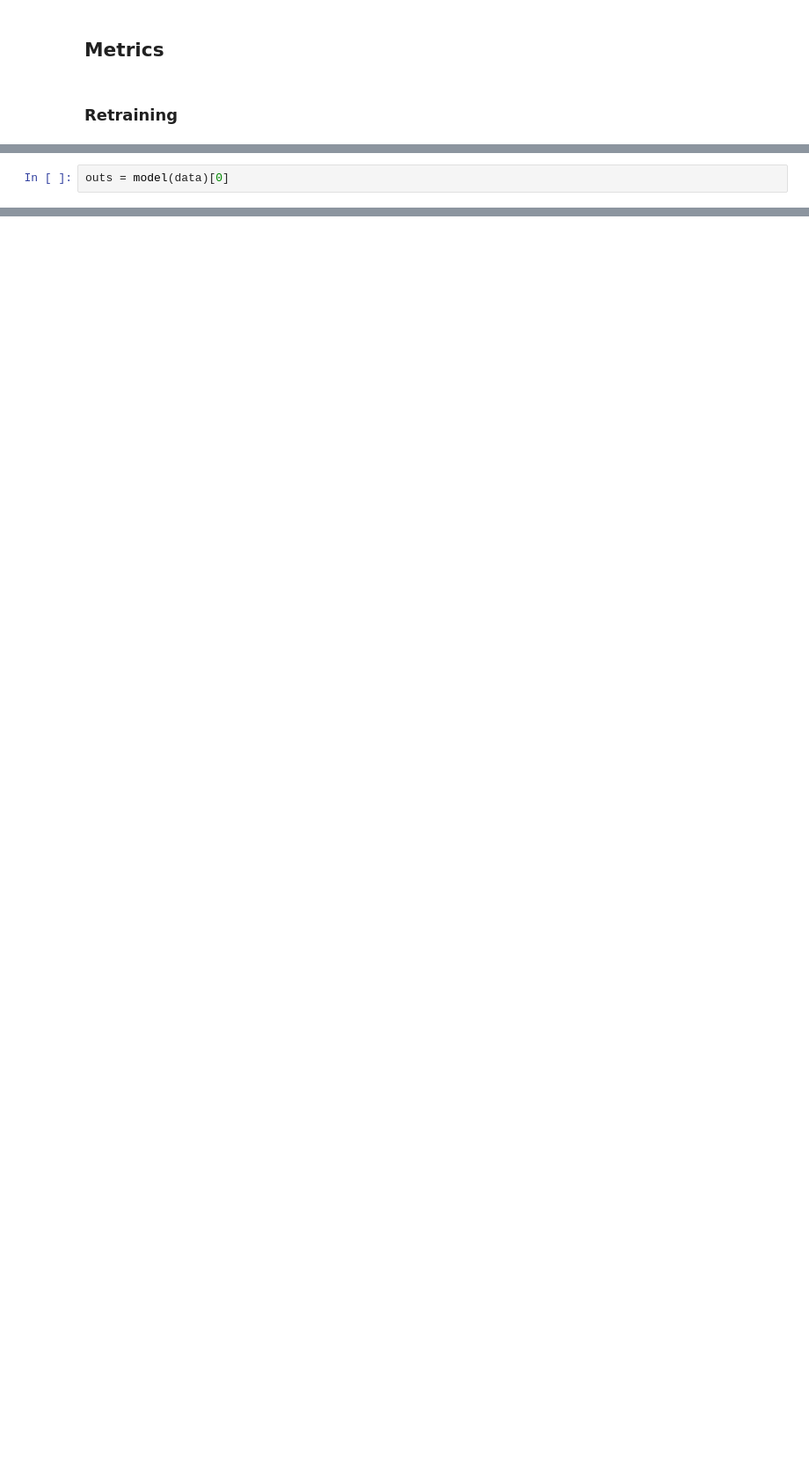
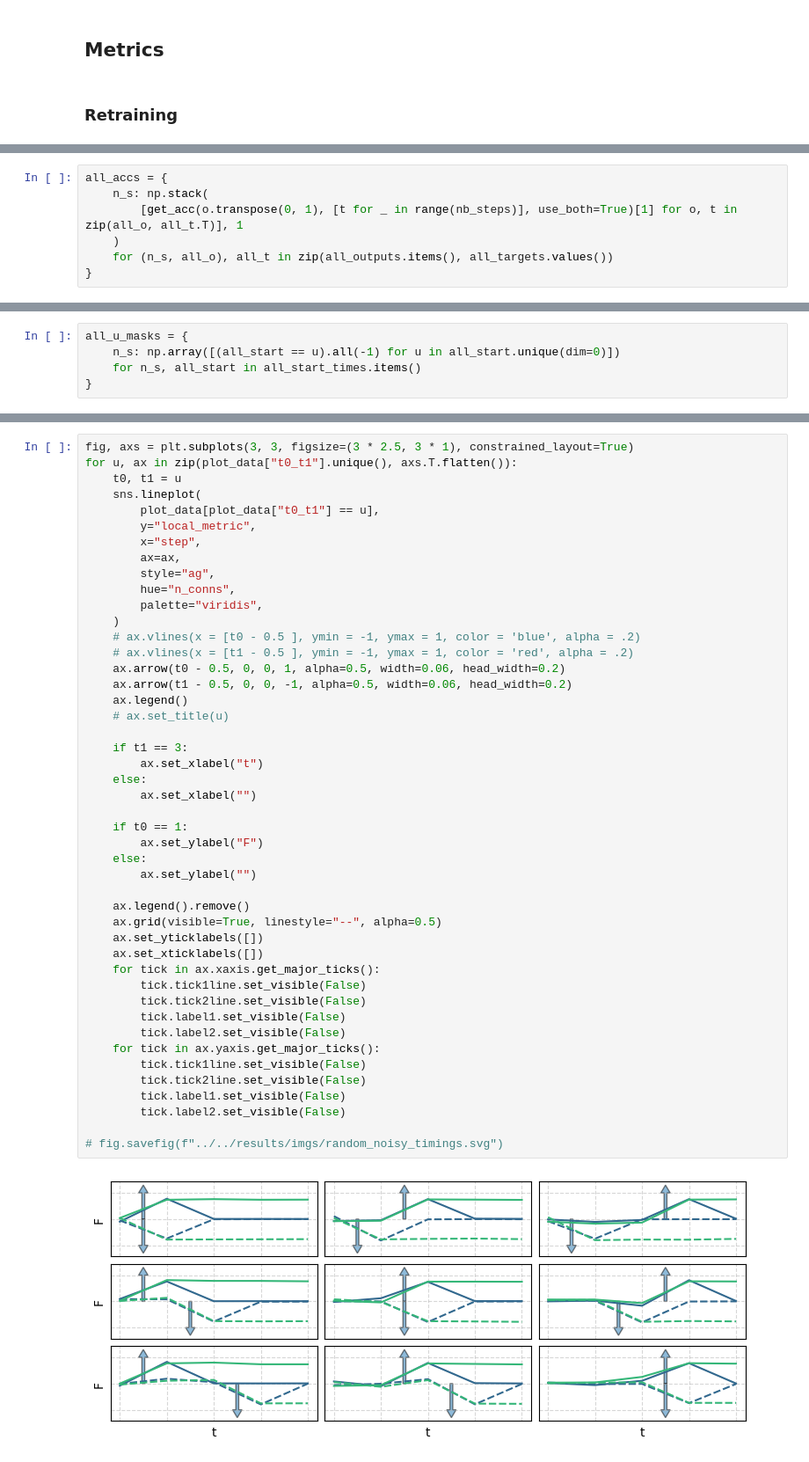
Before and after one commit to GabrielBena/specialization-dynamics, a Jupyter notebook: scripts/simple_code.ipynb, the cells around one changed output, grey strips where cells are left out. Shown at 88% size. Drawn from its saved outputs; the diff is of its cells as text; blank space fills up the shorter version.

```diff
--- a/scripts/simple_code.ipynb
+++ b/scripts/simple_code.ipynb
@@ -320,2 +449,0 @@ reccursive_forward(torch.rand(512, 100), multi_r)
-# %%
-outs = model(data)[0]
@@ -325,0 +569,7 @@ outs = model(data)[0]
+# %%
+all_accs = {
+    n_s: np.stack(
+        [get_acc(o.transpose(0, 1), [t for _ in range(nb_steps)], use_both=True)[1] for o, t in zip(all_o, all_t.T)], 1
+    )
+    for (n_s, all_o), all_t in zip(all_outputs.items(), all_targets.values())
+}
@@ -325,0 +580,5 @@ outs = model(data)[0]
+# %%
+all_u_masks = {
+    n_s: np.array([(all_start == u).all(-1) for u in all_start.unique(dim=0)])
+    for n_s, all_start in all_start_times.items()
+}
@@ -325,0 +636,48 @@ outs = model(data)[0]
+# %%
+fig, axs = plt.subplots(3, 3, figsize=(3 * 2.5, 3 * 1), constrained_layout=True)
+for u, ax in zip(plot_data["t0_t1"].unique(), axs.T.flatten()):
+    t0, t1 = u
+    sns.lineplot(
+        plot_data[plot_data["t0_t1"] == u],
+        y="local_metric",
+        x="step",
+        ax=ax,
+        style="ag",
+        hue="n_conns",
+        palette="viridis",
+    )
+    # ax.vlines(x = [t0 - 0.5 ], ymin = -1, ymax = 1, color = 'blue', alpha = .2)
+    # ax.vlines(x = [t1 - 0.5 ], ymin = -1, ymax = 1, color = 'red', alpha = .2)
+    ax.arrow(t0 - 0.5, 0, 0, 1, alpha=0.5, width=0.06, head_width=0.2)
+    ax.arrow(t1 - 0.5, 0, 0, -1, alpha=0.5, width=0.06, head_width=0.2)
+    ax.legend()
+    # ax.set_title(u)
+
+    if t1 == 3:
+        ax.set_xlabel("t")
+    else:
+        ax.set_xlabel("")
+
+    if t0 == 1:
+        ax.set_ylabel("F")
+    else:
+        ax.set_ylabel("")
+
+    ax.legend().remove()
+    ax.grid(visible=True, linestyle="--", alpha=0.5)
+    ax.set_yticklabels([])
+    ax.set_xticklabels([])
+    for tick in ax.xaxis.get_major_ticks():
+        tick.tick1line.set_visible(False)
+        tick.tick2line.set_visible(False)
+        tick.label1.set_visible(False)
+        tick.label2.set_visible(False)
+    for tick in ax.yaxis.get_major_ticks():
+        tick.tick1line.set_visible(False)
+        tick.tick2line.set_visible(False)
+        tick.label1.set_visible(False)
+        tick.label2.set_visible(False)
+
+# fig.savefig(f"../../results/imgs/random_noisy_timings.svg")
+# %% [output]
+[figure, added]
```
Also changed, not shown: parts of 44 cells of this notebook, 4 other files.
